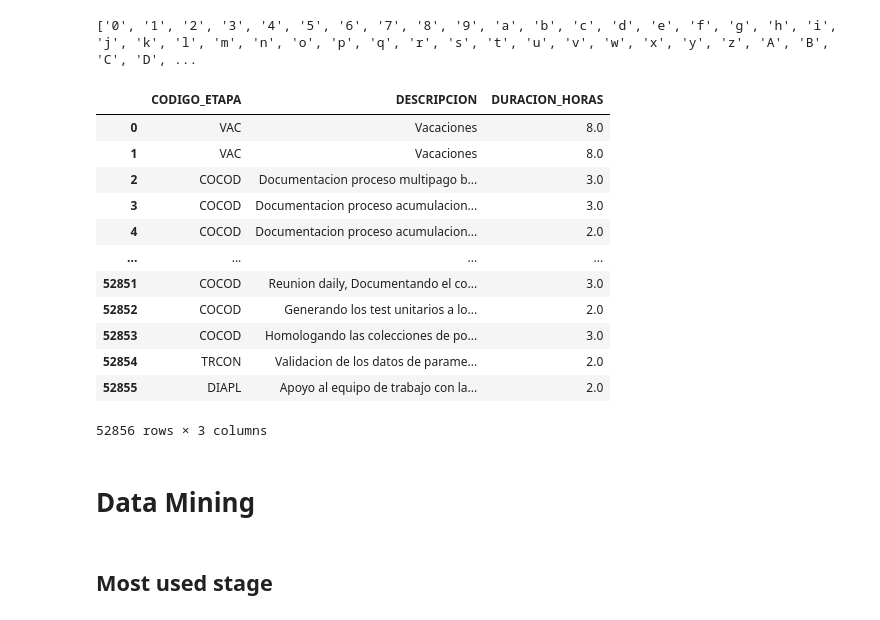
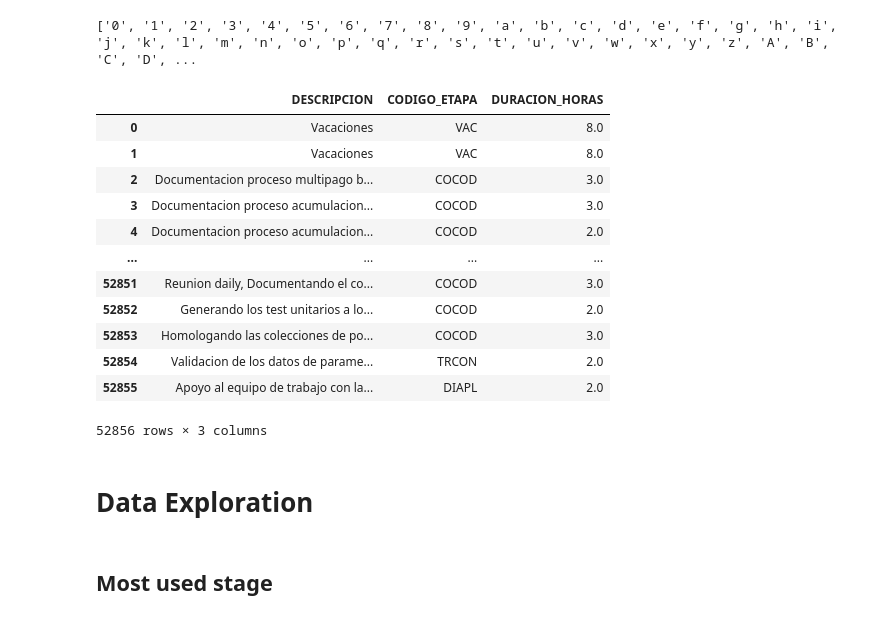
Before and after one commit to jrsalgadoASW/hw4_ares, a Jupyter notebook: model_creation.ipynb, the cells around one changed output. Saved outputs shown, nothing was run; the diff lists cells and outputs as text; code cells hidden in the pictures.

```diff
--- a/model_creation.ipynb
+++ b/model_creation.ipynb
@@ -88,24 +81,23 @@ def get_relevant_columns(df: pd.DataFrame):
 # %% [output]
 ['0', '1', '2', '3', '4', '5', '6', '7', '8', '9', 'a', 'b', 'c', 'd', 'e', 'f', 'g', 'h', 'i', 'j', 'k', 'l', 'm', 'n', 'o', 'p', 'q', 'r', 's', 't', 'u', 'v', 'w', 'x', 'y', 'z', 'A', 'B', 'C', 'D', ...
 # %%
-data = get_relevant_columns(data)
-data[get_column_labels()['DESCRIPCION']] = data[get_column_labels()['DESCRIPCION']].apply(get_clean_text)
+data['DESCRIPCION'] = data['DESCRIPCION'].apply(get_clean_text)
 data
 # %% [output]
-|  | CODIGO_ETAPA | DESCRIPCION | DURACION_HORAS |
-| 0 | VAC | Vacaciones | 8.0 |
-| 1 | VAC | Vacaciones | 8.0 |
-| 2 | COCOD | Documentacion proceso multipago b... | 3.0 |
-| 3 | COCOD | Documentacion proceso acumulacion... | 3.0 |
-| 4 | COCOD | Documentacion proceso acumulacion... | 2.0 |
+|  | DESCRIPCION | CODIGO_ETAPA | DURACION_HORAS |
+| 0 | Vacaciones | VAC | 8.0 |
+| 1 | Vacaciones | VAC | 8.0 |
+| 2 | Documentacion proceso multipago b... | COCOD | 3.0 |
+| 3 | Documentacion proceso acumulacion... | COCOD | 3.0 |
+| 4 | Documentacion proceso acumulacion... | COCOD | 2.0 |
 | ... | ... | ... | ... |
-| 52851 | COCOD | Reunion daily, Documentando el co... | 3.0 |
-| 52852 | COCOD | Generando los test unitarios a lo... | 2.0 |
-| 52853 | COCOD | Homologando las colecciones de po... | 3.0 |
-| 52854 | TRCON | Validacion de los datos de parame... | 2.0 |
-| 52855 | DIAPL | Apoyo al equipo de trabajo con la... | 2.0 |
+| 52851 | Reunion daily, Documentando el co... | COCOD | 3.0 |
+| 52852 | Generando los test unitarios a lo... | COCOD | 2.0 |
+| 52853 | Homologando las colecciones de po... | COCOD | 3.0 |
+| 52854 | Validacion de los datos de parame... | TRCON | 2.0 |
+| 52855 | Apoyo al equipo de trabajo con la... | DIAPL | 2.0 |
 52856 rows × 3 columns
 # %% [markdown]
-# Data Mining
+# Data Exploration
 # %% [markdown]
 ## Most used stage
```
Also changed, not shown: parts of 14 cells of this notebook.
